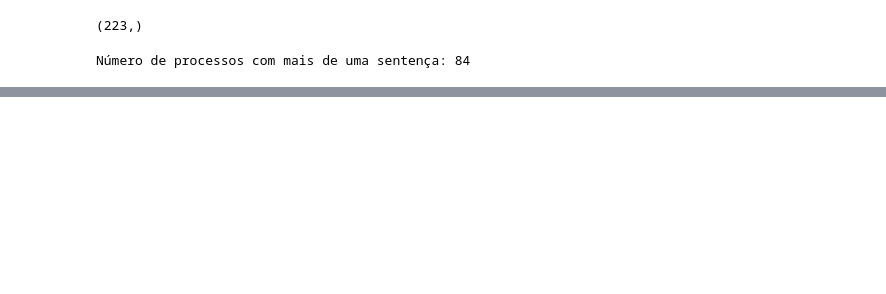
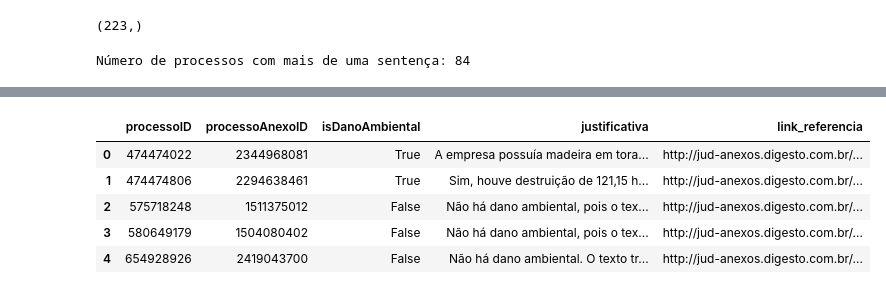
Before and after one commit to pedronery07/Projeto_InsperData_AECOM, a Jupyter notebook: limpando_base.ipynb, the cells around one changed output, grey strips where cells are left out. Cells and saved outputs as stored; diff of their text form; code cells hidden in the pictures; blank space fills up the shorter version.

```diff
--- a/limpando_base.ipynb
+++ b/limpando_base.ipynb
@@ -83,0 +102,11 @@ Número de processos com mais de uma sentença: 84
+# %%
+# Verificando dataframe após a eliminação
+ids_processos = sentencas_final["processoID"].unique()
+processos_com_mais_de_uma_sentenca = []
+
+for id in ids_processos:
+    linhas_correspondentes = sentencas_final.loc[sentencas['processoID'] == id]
+    if linhas_correspondentes.shape[0] > 1:
+        processos_com_mais_de_uma_sentenca.append(int(id))
+
+print(f"Número de processos com mais de uma sentença: {len(processos_com_mais_de_uma_sentenca)}")
@@ -84,14 +123,15 @@ Número de processos com mais de uma sentença: 84
 # %%
 def verifica_dano_ambiental(texto):
     """
-    Funcao que verifica se o texto possui dano ambiental.
-    Se houver, justifica a resposta. Caso contrário, responde "não há dano ambiental".
+    Função que verifica se o texto possui dano ambiental.
+    Se houver, justifica a resposta. Caso contrário, responde "Não há dano ambiental".
     """
 
     prompt = f"""
     Você é um especialista em direito ambiental.
     Você deve analisar o seguinte texto e verificar se há dano ambiental.
-    Se houver, justifique sua resposta. Caso contrário, responda "não há dano ambiental".
+    Se houver, justifique sua resposta em até 20 palavras. Caso contrário, responda "Não há dano ambiental".
+    Refira-se EXCLUSIVAMENTE ao texto fornecido para identificar se há dano ambiental e para justificar sua resposta!!
 
     Texto: {texto}
     """
@@ -106,12 +146,12 @@ def verifica_dano_ambiental(texto):
         contents=prompt,
         config={
             "response_mime_type": "application/json",
-            'response_schema': FormatoResposta
+            'response_schema': FormatoResposta,
+            'temperature': 1.0
             # 'max_output_tokens': 500,
-            # 'temperature': 1.0
         }
     )
-    time.sleep(2)
+    time.sleep(3)
     return resposta
 # %%
 respostas = []
@@ -152,0 +209,15 @@ ServerError: 503 UNAVAILABLE. {'error': {'code': 503, 'message': 'The model is o
+# %%
+# Transformando a lista de respostas em um DataFrame
+respostas_df = pd.DataFrame(respostas)
+
+# Reorganizando as colunas
+respostas_df = respostas_df[["processoID", "processoAnexoID", "isDanoAmbiental", "justificativa", "link_referencia"]]
+
+respostas_df.head()
+# %% [output]
+|  | processoID | processoAnexoID | isDanoAmbiental | justificativa | link_referencia |
+| 0 | 474474022 | 2344968081 | True | A empresa possuía madeira em tora... | http://jud-anexos.digesto.com.br/... |
+| 1 | 474474806 | 2294638461 | True | Sim, houve destruição de 121,15 h... | http://jud-anexos.digesto.com.br/... |
+| 2 | 575718248 | 1511375012 | False | Não há dano ambiental, pois o tex... | http://jud-anexos.digesto.com.br/... |
+| 3 | 580649179 | 1504080402 | False | Não há dano ambiental, pois o tex... | http://jud-anexos.digesto.com.br/... |
+| 4 | 654928926 | 2419043700 | False | Não há dano ambiental. O texto tr... | http://jud-anexos.digesto.com.br/... |
```
Also changed, not shown: parts of 9 cells of this notebook, 2 other files.
